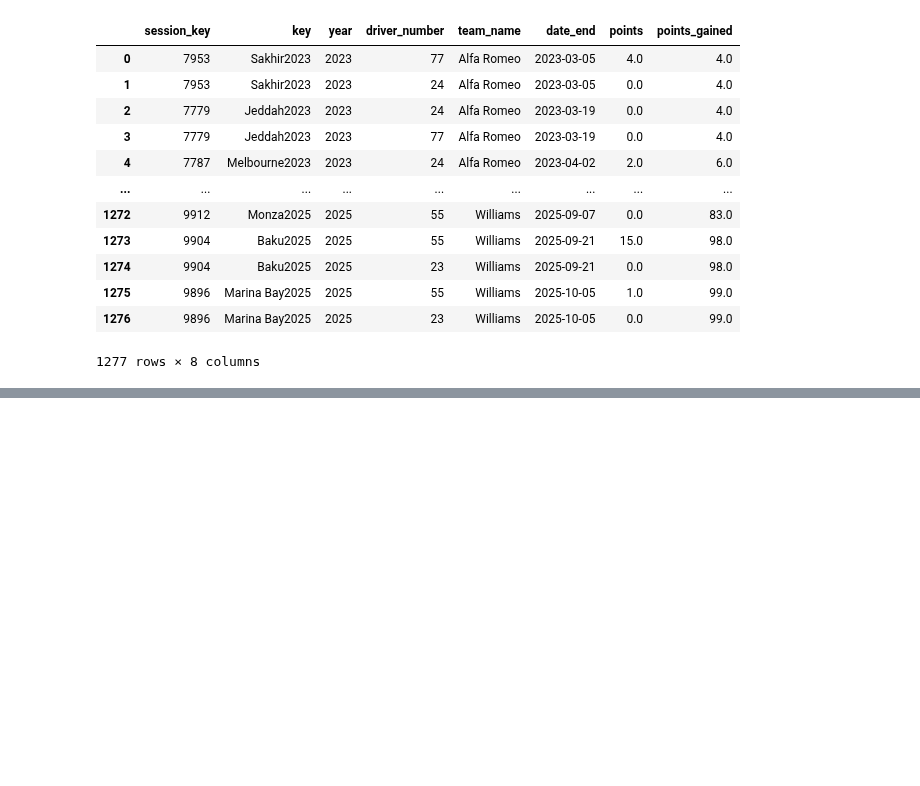
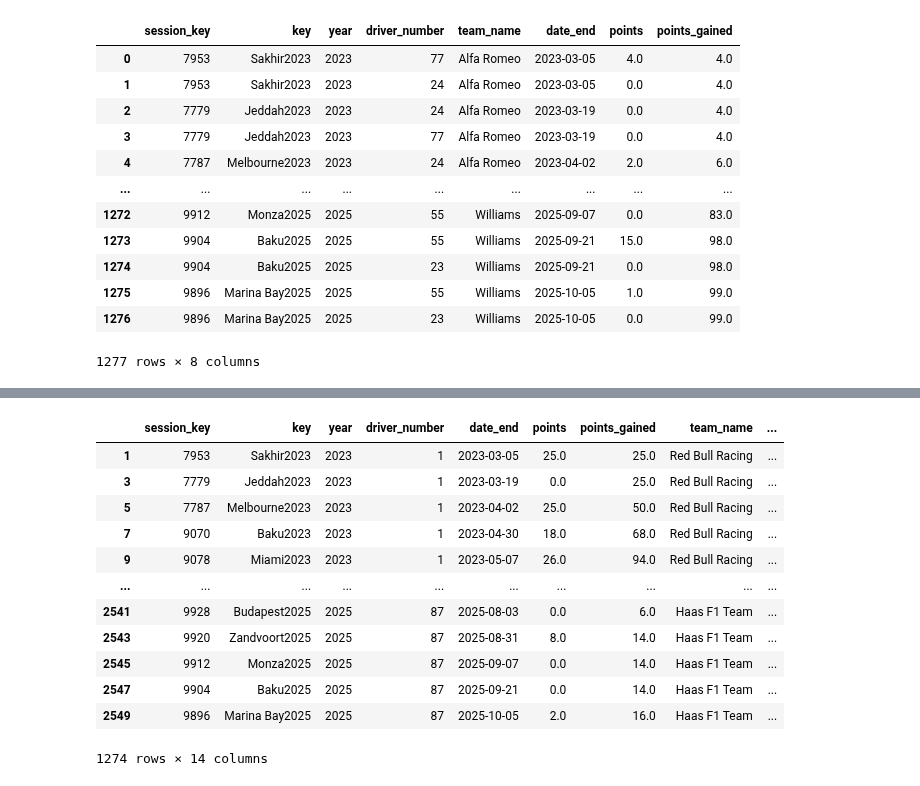
Before and after one commit to Grzegosh/Portfolio, a Jupyter notebook: F1/exploration.ipynb, the cells around one changed output, grey strips where cells are left out. Saved outputs shown, nothing was run; the diff lists cells and outputs as text; code cells hidden in the pictures; blank space fills up the shorter version.

```diff
--- a/F1/exploration.ipynb
+++ b/F1/exploration.ipynb
@@ -196,0 +223,16 @@ For example, when doing 'df[col].method(value, inplace=True)', try using 'df.met
+# %%
+merged
+# %% [output]
+|  | session_key | key | year | driver_number | date_end | points | points_gained | team_name | ... |
+| 1 | 7953 | Sakhir2023 | 2023 | 1 | 2023-03-05 | 25.0 | 25.0 | Red Bull Racing | ... |
+| 3 | 7779 | Jeddah2023 | 2023 | 1 | 2023-03-19 | 0.0 | 25.0 | Red Bull Racing | ... |
+| 5 | 7787 | Melbourne2023 | 2023 | 1 | 2023-04-02 | 25.0 | 50.0 | Red Bull Racing | ... |
+| 7 | 9070 | Baku2023 | 2023 | 1 | 2023-04-30 | 18.0 | 68.0 | Red Bull Racing | ... |
+| 9 | 9078 | Miami2023 | 2023 | 1 | 2023-05-07 | 26.0 | 94.0 | Red Bull Racing | ... |
+| ... | ... | ... | ... | ... | ... | ... | ... | ... | ... |
+| 2541 | 9928 | Budapest2025 | 2025 | 87 | 2025-08-03 | 0.0 | 6.0 | Haas F1 Team | ... |
+| 2543 | 9920 | Zandvoort2025 | 2025 | 87 | 2025-08-31 | 8.0 | 14.0 | Haas F1 Team | ... |
+| 2545 | 9912 | Monza2025 | 2025 | 87 | 2025-09-07 | 0.0 | 14.0 | Haas F1 Team | ... |
+| 2547 | 9904 | Baku2025 | 2025 | 87 | 2025-09-21 | 0.0 | 14.0 | Haas F1 Team | ... |
+| 2549 | 9896 | Marina Bay2025 | 2025 | 87 | 2025-10-05 | 2.0 | 16.0 | Haas F1 Team | ... |
+1274 rows × 14 columns
```
Also changed, not shown: parts of 7 cells of this notebook, 1 other file.
